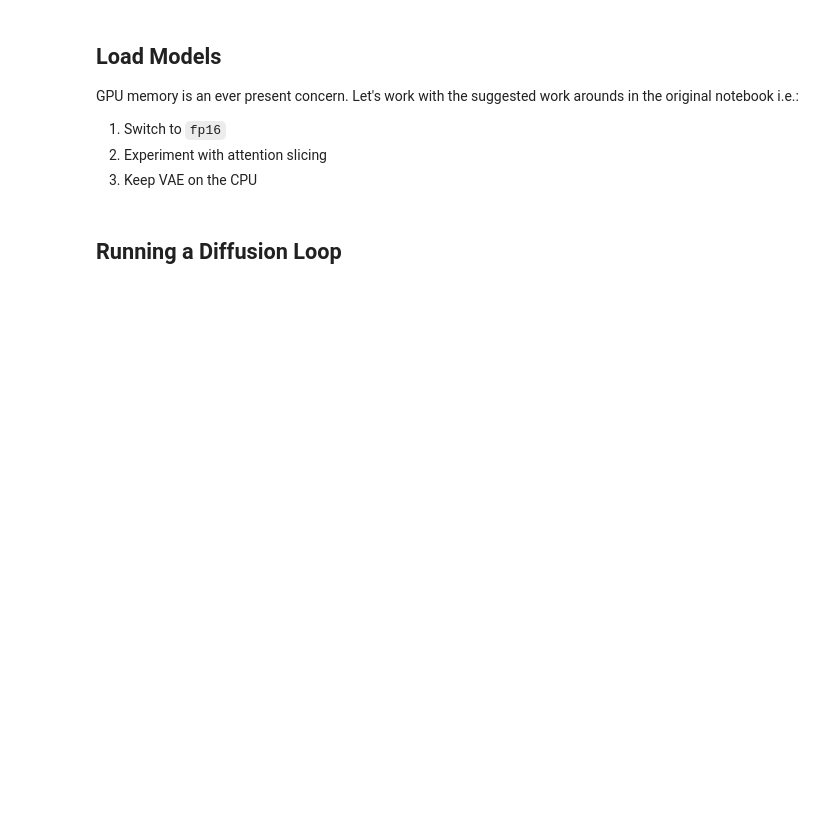
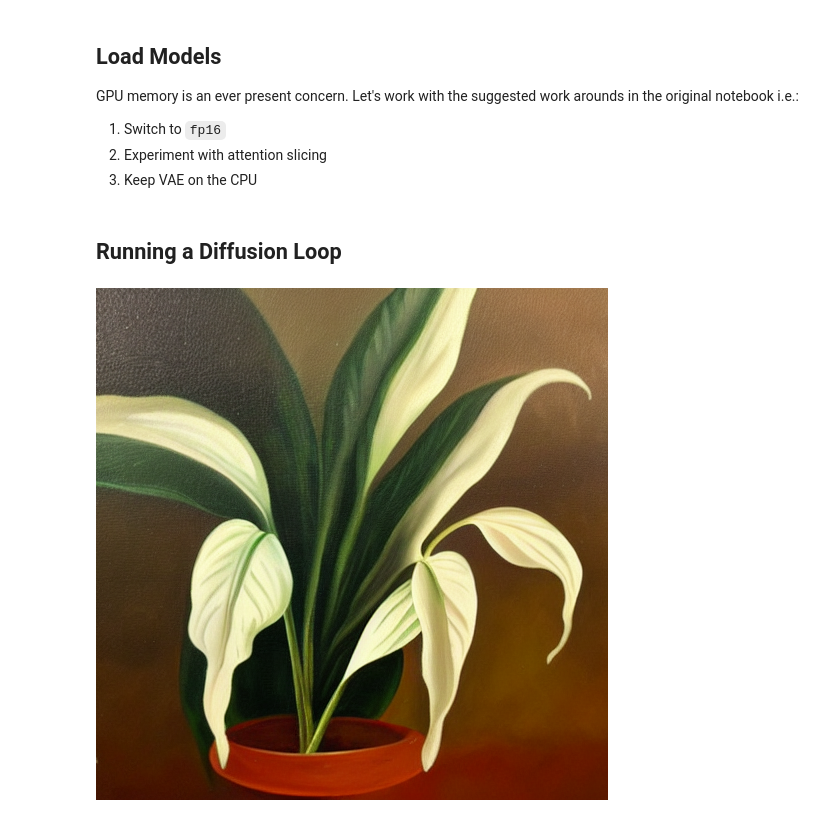
Before and after one commit to bachaudhry/FastAI-22-23, a Jupyter notebook: course_part_2/01A_Stable_Diffusion_Under_the_Hood.ipynb, the cells around one changed output. Cells and saved outputs as stored; diff of their text form; code cells hidden in the pictures; blank space fills up the shorter version.

Commit message:
Reverted to fp32 to run diffusion loop

```diff
--- a/course_part_2/01A_Stable_Diffusion_Under_the_Hood.ipynb
+++ b/course_part_2/01A_Stable_Diffusion_Under_the_Hood.ipynb
@@ -53,17 +46,19 @@ GPU memory is an ever present concern. Let's work with the suggested work around
 # %%
 # Autoencoder model for decoding latents into the image space.
 vae = AutoencoderKL.from_pretrained("CompVis/stable-diffusion-v1-4",
-                                    subfolder="vae", variant="fp16",
-                                    torch_dtype=torch.float16)
+                                    subfolder="vae")#, variant="fp16",
+                                    #torch_dtype=torch.float16)
 
 # Tokenizer and the text encoder to tokenize and encode the text
-tokenizer = CLIPTokenizer.from_pretrained("openai/clip-vit-large-patch14")
-text_encoder = CLIPTextModel.from_pretrained("openai/clip-vit-large-patch14")
+tokenizer = CLIPTokenizer.from_pretrained("openai/clip-vit-large-patch14")#,
+                                          # variant="fp16")#,
+                                          #torch_dtype=torch.float16)
+text_encoder = CLIPTextModel.from_pretrained("openai/clip-vit-large-patch14")#.half() # convert to half precision
 
 # UNet model to generate latents
 unet = UNet2DConditionModel.from_pretrained("CompVis/stable-diffusion-v1-4",
-                                            subfolder="unet", variant="fp16",
-                                            torch_dtype=torch.float16)
+                                            subfolder="unet")#, variant="fp16",
+                                            #torch_dtype=torch.float16)
 
 # The noise scheduler
 scheduler = LMSDiscreteScheduler(beta_start=0.00085, beta_end=0.012,
@@ -71,14 +66,14 @@ scheduler = LMSDiscreteScheduler(beta_start=0.00085, beta_end=0.012,
                                  num_train_timesteps=1000)
 
 # Loading components onto the GPU and CPU
-vae = vae.to("cpu")
+vae = vae.to(torch_device)
 text_encoder = text_encoder.to(torch_device)
 unet = unet.to(torch_device)
 # %% [markdown]
 ## Running a Diffusion Loop
 # %%
 # Starting off with settings
-prompt = ["An oil on canvase painting of a Condor"]
+prompt = ["An oil on canvas painting of a Peace Lily"]
 height = 512                      # Default height of Stable Diffusion
 width = 512                       # Default width
 num_inference_steps = 30          # Number of denoising steps
@@ -91,7 +86,7 @@ text_input = tokenizer(prompt, padding="max_length", max_length=tokenizer.model_
                        truncation=True, return_tensors="pt")
 with torch.no_grad():
   text_embeddings = text_encoder(text_input.input_ids.to(torch_device))[0]
-max_length = text_inputs.input_ids.shape[-1]
+max_length = text_input.input_ids.shape[-1]
 uncond_input = tokenizer(
     [""] * batch_size, padding="max_length", max_length=max_length, return_tensors="pt"
 )
@@ -114,3 +109,37 @@ latents = torch.randn(
 )
 latents = latents.to(torch_device)
 latents = latents * scheduler.init_noise_sigma # This version introuces scaling
+# %%
+# Inference loop
+with autocast("cuda"): # Reverts to CPU if there is no CUDA
+  for i, t in tqdm(enumerate(scheduler.timesteps), total=len(scheduler.timesteps)):
+    # Expand the latents if we are applying classifier free guidance to avoid two forward passes
+    latent_model_input = torch.cat([latents] * 2)
+    sigma = scheduler.sigmas[i]
+    # Scale the latents (pre-conditioning)
+    latent_model_input = scheduler.scale_model_input(latent_model_input, t)
+
+    # Predict the noise residual
+    with torch.no_grad():
+      noise_pred = unet(latent_model_input, t, encoder_hidden_states=text_embeddings).sample
+
+    # Perform guidance
+    noise_pred_uncond, noise_pred_text = noise_pred.chunk(2)
+    noise_pred = noise_pred_uncond + guidance_scale * (noise_pred_text - noise_pred_uncond)
+
+    # Compute the previous noisy sample x_t -> x_t-1
+    latents = scheduler.step(noise_pred, t, latents).prev_sample
+
+# Scale and decode the image latents with vae
+latents = 1 / 0.18215 * latents ## the scaling factor was implemented in the original paper.
+with torch.no_grad():
+  image = vae.decode(latents).sample
+
+# Display output
+image = (image / 2 + 0.5).clamp(0, 1)
+image = image.detach().cpu().permute(0, 2, 3, 1).numpy()
+images = (image * 255).round().astype("uint8")
+pil_images = [Image.fromarray(image) for image in images]
+pil_images[0]
+# %% [output]
+[figure, added]
```
Also changed, not shown: parts of 2 cells of this notebook.
